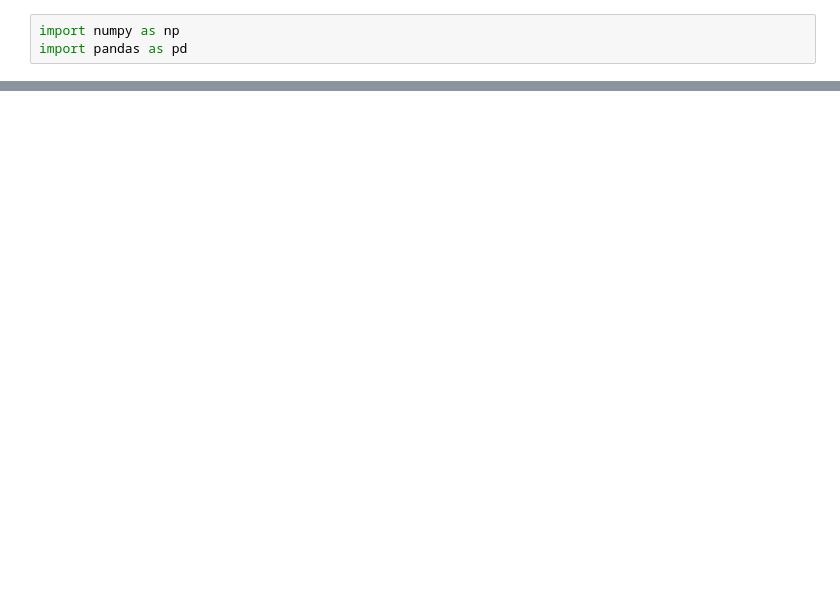
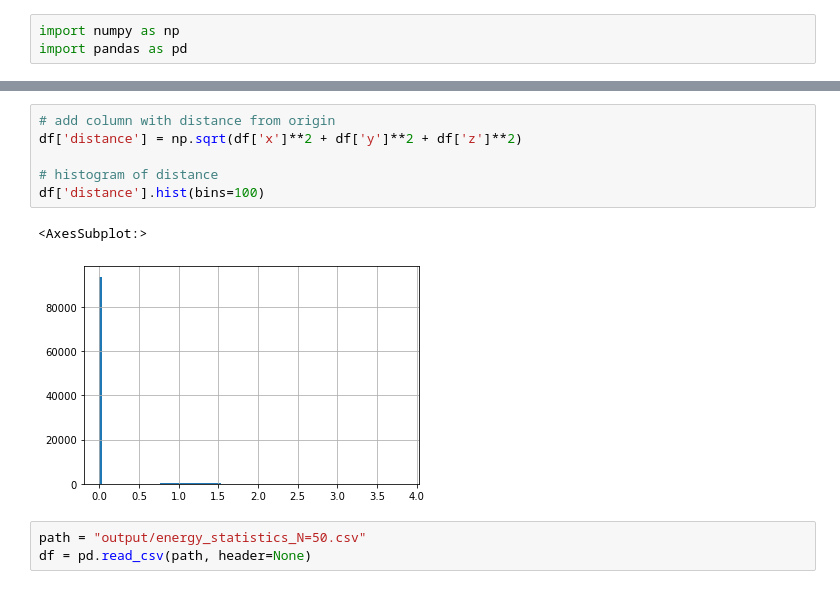
Before and after one commit to carlfre/FYS4411-project1, a Jupyter notebook: plots/plotting2.ipynb, the cells around one changed output, grey strips where cells are left out. Cells and saved outputs as stored; diff of their text form; blank space fills up the shorter version.

```diff
--- a/plots/plotting2.ipynb
+++ b/plots/plotting2.ipynb
@@ -36,0 +37,12 @@ df['distance'].hist(bins=40)
+# %%
+# add column with distance from origin
+df['distance'] = np.sqrt(df['x']**2 + df['y']**2 + df['z']**2)
+
+# histogram of distance
+df['distance'].hist(bins=100)
+# %% [output]
+<AxesSubplot:>
+[figure, added]
+# %%
+path = "output/energy_statistics_N=50.csv"
+df = pd.read_csv(path, header=None)
```
Also changed, not shown: parts of 25 cells of this notebook, 10 other files.
